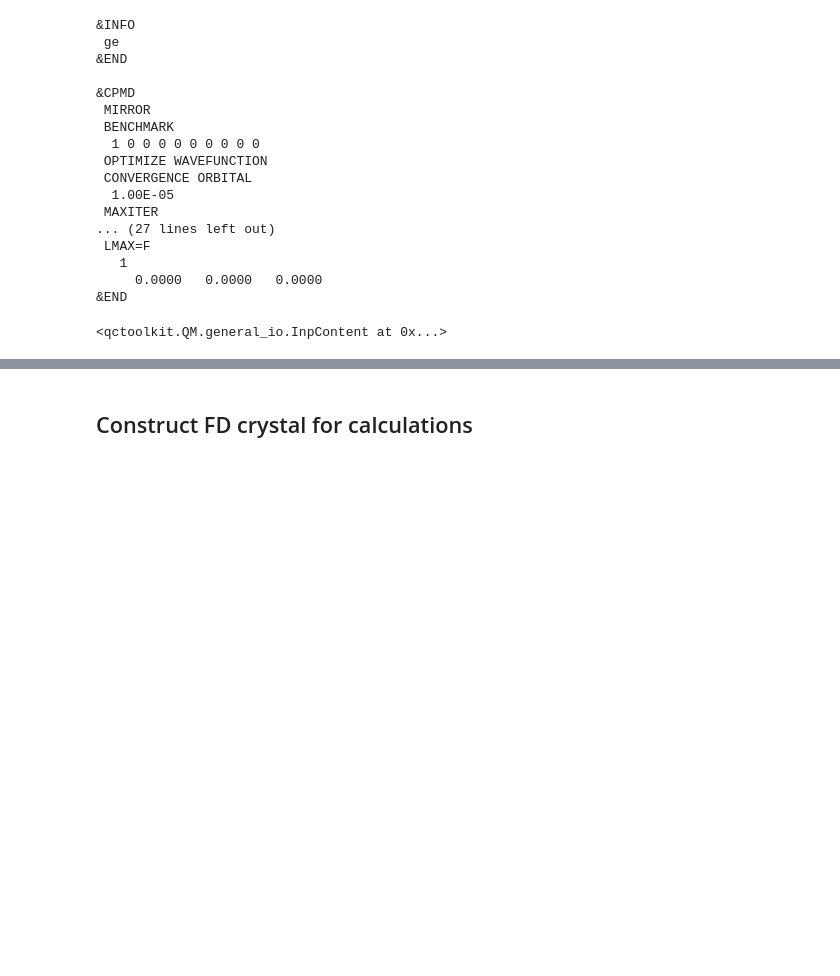
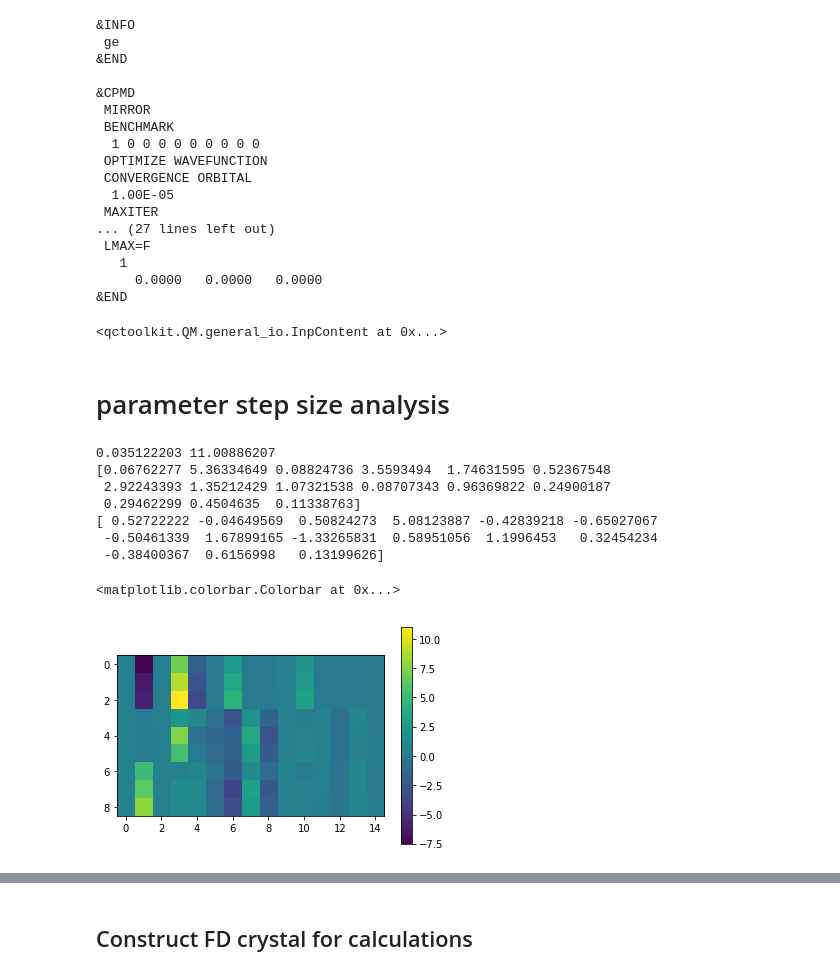
Before and after one commit to SamKChang/alchemical_normal_modes, a Jupyter notebook: 11_PPCrystal/02_a0_scan/anm_matrix.ipynb, the cells around one changed output, grey strips where cells are left out. Cells and saved outputs as stored; diff of their text form; code cells hidden in the pictures; blank space fills up the shorter version.

```diff
--- a/11_PPCrystal/02_a0_scan/anm_matrix.ipynb
+++ b/11_PPCrystal/02_a0_scan/anm_matrix.ipynb
@@ -147,3 +147,25 @@ inp.write()
      0.0000   0.0000   0.0000
 &END
 <qctoolkit.QM.general_io.InpContent at 0x...>
+# %% [markdown]
+# parameter step size analysis
+# %%
+Zs = [13, 14, 15, 31, 32, 33, 49, 50, 51]
+pp_par = np.vstack([qtk.PP(qtk.Z2n(Z), size=[1, 3]).vectorize()[0][1:] for Z in Zs])
+ppp = abs(pp_par[np.nonzero(pp_par)])
+pmin, pmax = min(ppp), max(ppp)
+print pmin, pmax
+print pp_par.std(axis=0)
+print pp_par.mean(axis=0)
+plt.imshow(pp_par)
+plt.colorbar()
+# %% [output]
+0.035122203 11.00886207
+[0.06762277 5.36334649 0.08824736 3.5593494  1.74631595 0.52367548
+ 2.92243393 1.35212429 1.07321538 0.08707343 0.96369822 0.24900187
+ 0.29462299 0.4504635  0.11338763]
+[ 0.52722222 -0.04649569  0.50824273  5.08123887 -0.42839218 -0.65027067
+ -0.50461339  1.67899165 -1.33265831  0.58951056  1.1996453   0.32454234
+ -0.38400367  0.6156998   0.13199626]
+<matplotlib.colorbar.Colorbar at 0x...>
+[figure, added]
```
Also changed, not shown: parts of 3 cells of this notebook, 2 other files.
